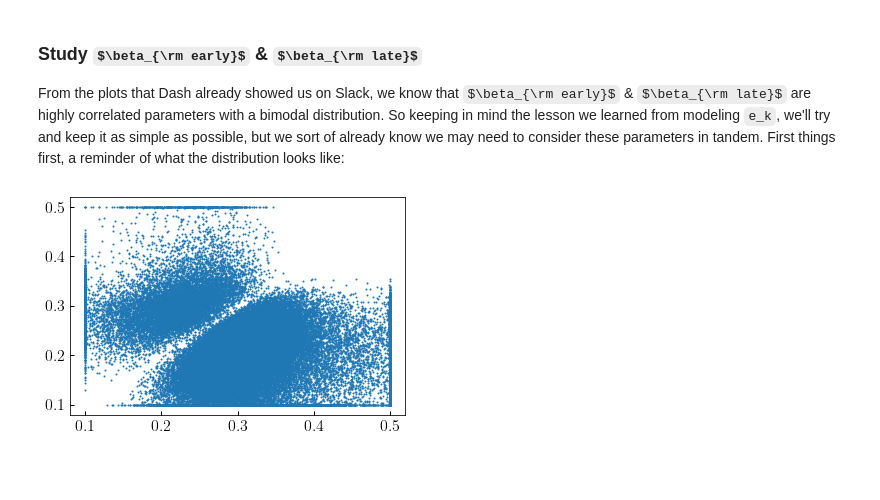
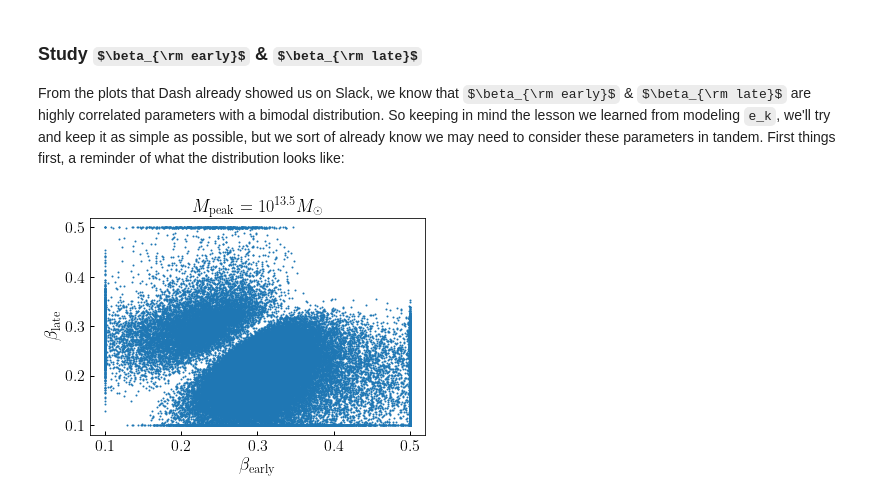
Before and after one commit to BaryonPasters/diffprof, a Jupyter notebook: notebooks/dev_prelim_e_models.ipynb, the cells around one changed output. Drawn from its saved outputs; the diff is of its cells as text; code cells hidden in the pictures; some formulas as TeX source; blank space fills up the shorter version.

Commit message:
Finished notebook on prototyping the beta PDF model

```diff
--- a/notebooks/dev_prelim_e_models.ipynb
+++ b/notebooks/dev_prelim_e_models.ipynb
@@ -229,5 +241,8 @@ From the plots that Dash already showed us on Slack, we know that $\beta_{\rm ea
 # %%
 fig, ax = plt.subplots(1, 1)
 __=ax.scatter(sample['e_early'], sample['e_late'], s=1)
+xlabel = ax.set_xlabel(r'$\beta_{\rm early}$')
+ylabel = ax.set_ylabel(r'$\beta_{\rm late}$')
+title = ax.set_title(r'$M_{\rm peak}=10^{13.5}M_{\odot}$')
 # %% [output]
-[figure, old version]
+[figure, new version]
```
Also changed, not shown: parts of 44 cells of this notebook.
